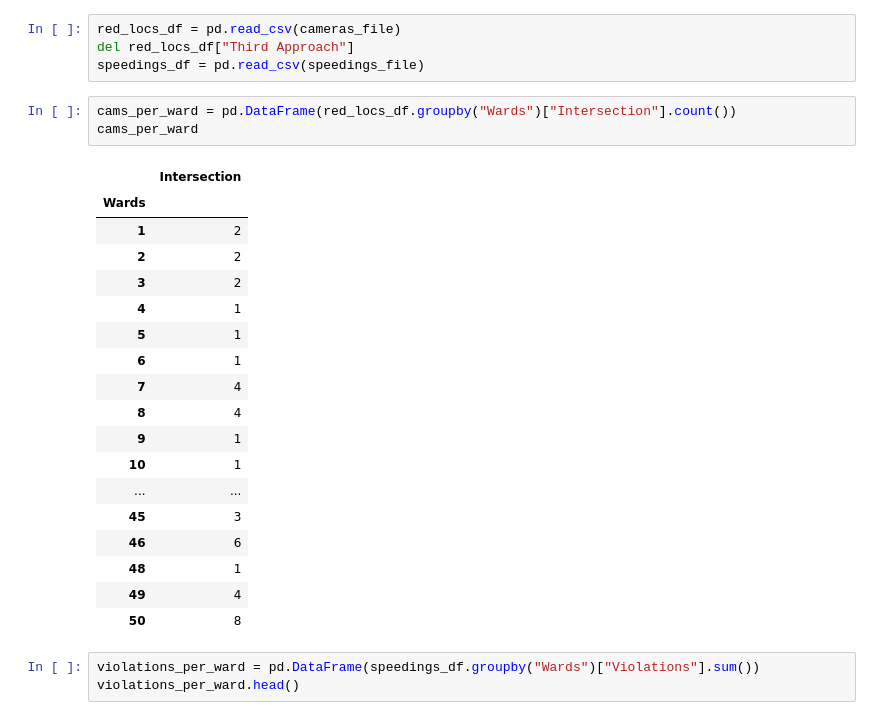
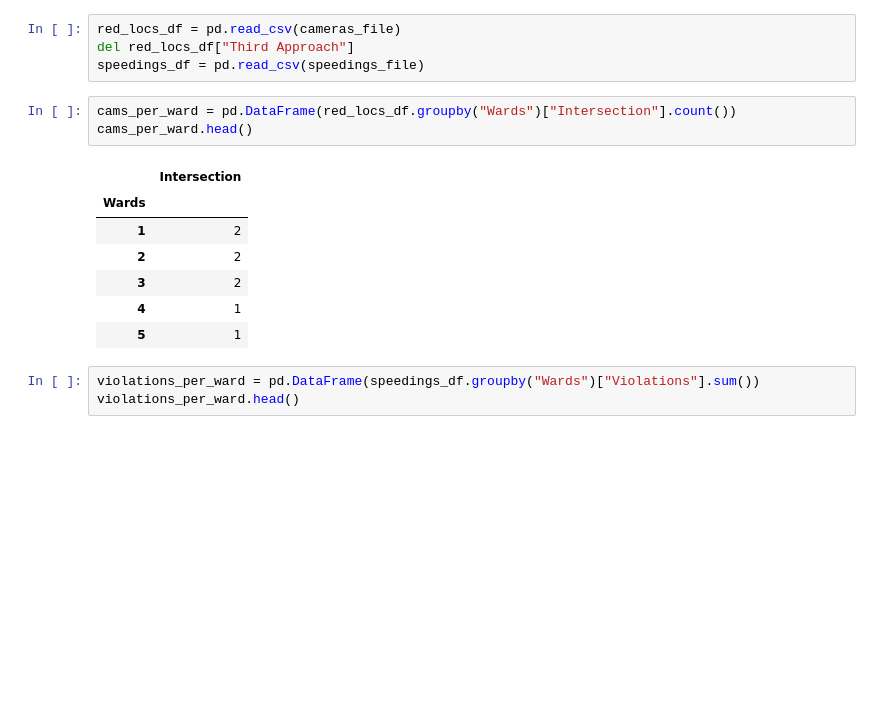
Before and after one commit to michaeldduszynski/Group-4-, a Jupyter notebook: correlation_red_speeding.ipynb, the cells around one changed output. Cells and saved outputs as stored; diff of their text form; blank space fills up the shorter version.

```diff
--- a/correlation_red_speeding.ipynb
+++ b/correlation_red_speeding.ipynb
@@ -16,26 +18,15 @@ del red_locs_df["Third Approach"]
 speedings_df = pd.read_csv(speedings_file)
 # %%
 cams_per_ward = pd.DataFrame(red_locs_df.groupby("Wards")["Intersection"].count())
-cams_per_ward
+cams_per_ward.head()
 # %% [output]
 |  | Intersection |
 | Wards |  |
 | 1 | 2 |
 | 2 | 2 |
 | 3 | 2 |
 | 4 | 1 |
 | 5 | 1 |
-| 6 | 1 |
-| 7 | 4 |
-| 8 | 4 |
-| 9 | 1 |
-| 10 | 1 |
-| ... | ... |
-| 45 | 3 |
-| 46 | 6 |
-| 48 | 1 |
-| 49 | 4 |
-| 50 | 8 |
 # %%
 violations_per_ward = pd.DataFrame(speedings_df.groupby("Wards")["Violations"].sum())
 violations_per_ward.head()
```
Also changed, not shown: parts of 8 cells of this notebook.
